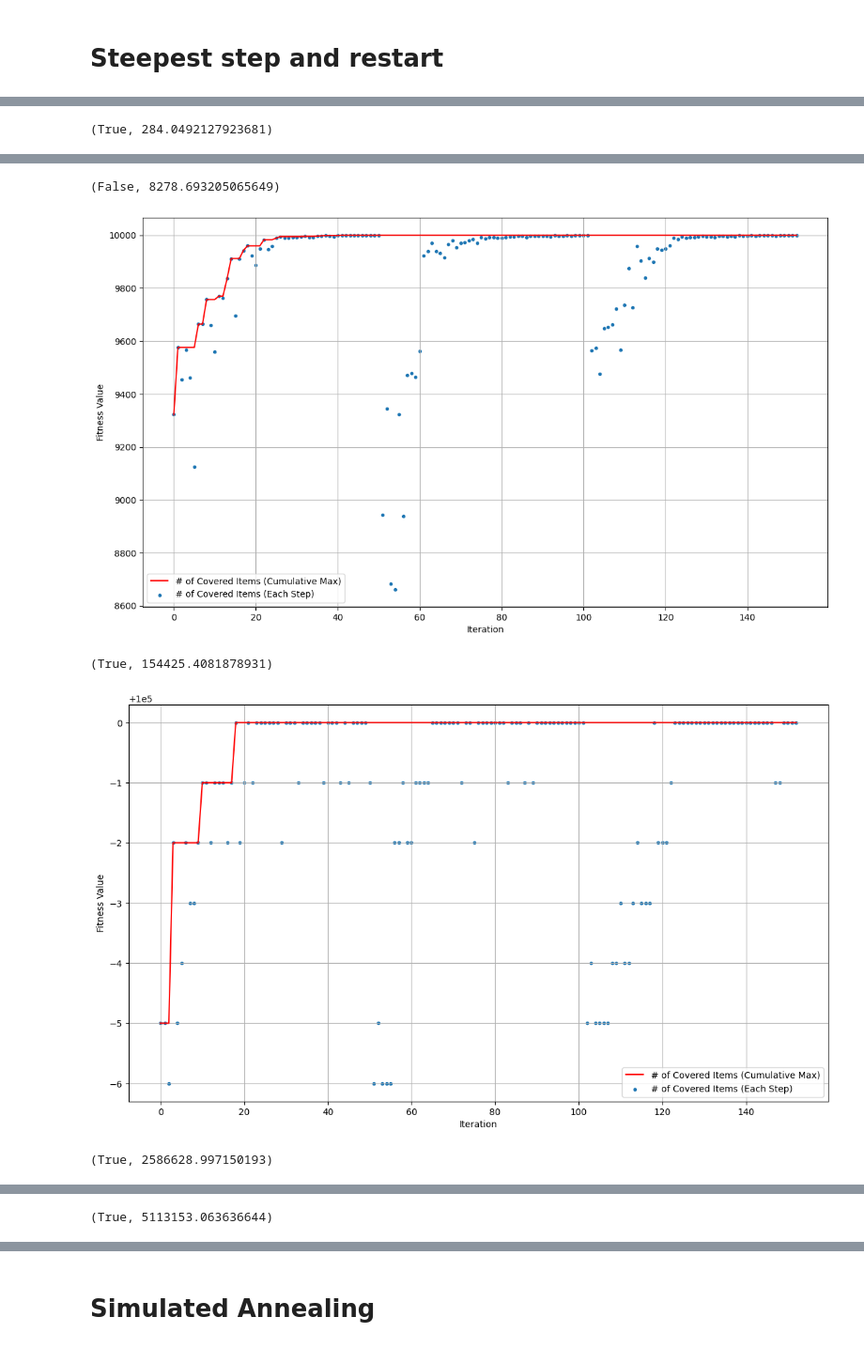
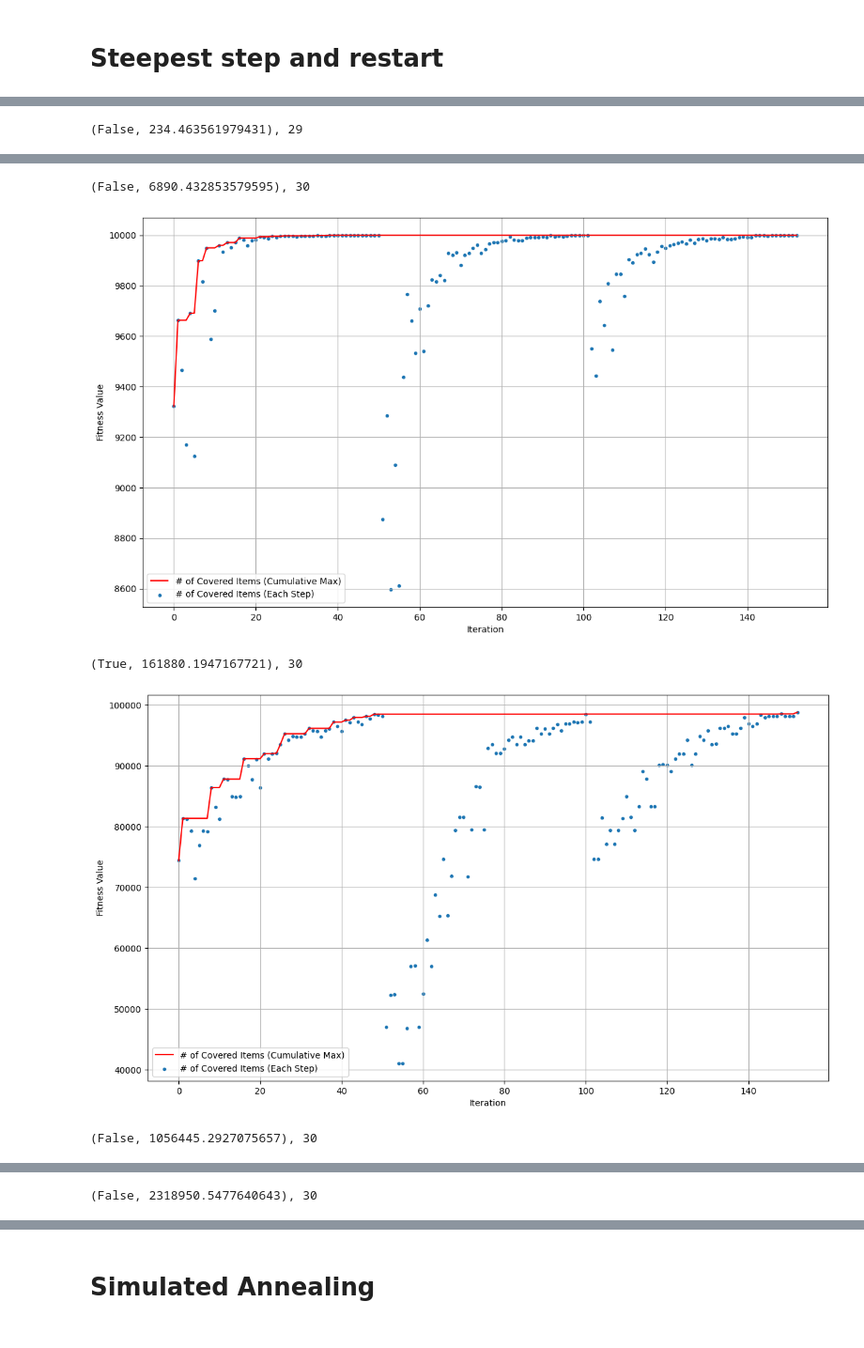
Before and after one commit to Gabriele-Raffaele/CI2024_lab1, a Jupyter notebook: lab1.ipynb, the cells around one changed output, grey strips where cells are left out. Shown at 94% size. Saved outputs shown, nothing was run; the diff lists cells and outputs as text; code cells hidden in the pictures.

```diff
--- a/lab1.ipynb
+++ b/lab1.ipynb
@@ -127,6 +129,6 @@ def hill_climb(tweak, sp, f, plot):
 # %%
 for universe_size, num_sets, density in zip(var_UNIVERSE_SIZE, var_NUM_SETS, var_DENSITY):
     generate_sets_and_cots(universe_size, num_sets, density)
-    solution = hill_climb(tweak1, starting_point, fitness, plotter)
-    print(f"({valid(solution)}, {cost(solution)})")
+    solution, step = hill_climb(tweak1, starting_point, fitness, plotter, 1)
+    print(f"({valid(solution)}, {cost(solution)}), {step}")
 # %% [output]
@@ -155,6 +157,6 @@ def tweak2(solution):
 # %%
 for universe_size, num_sets, density in zip(var_UNIVERSE_SIZE, var_NUM_SETS, var_DENSITY):
     generate_sets_and_cots(universe_size, num_sets, density)
-    solution = hill_climb(tweak2, starting_point, fitness, plotter)
-    print(f"({valid(solution)}, {cost(solution)})")
+    solution, max_index = hill_climb(tweak2, starting_point, fitness, plotter, 1)
+    print(f"({valid(solution)}, {cost(solution)}), {max_index}")
 # %% [output]
@@ -197,8 +199,8 @@ def tweak2_improved(solution):
 
     return new_solution
 # %%
-for universe_size, num_sets, density in zip(var_UNIVERSE_SIZE, var_NUM_SETS, var_DENSITY):
+for universe_size, num_sets, density, p in zip(var_UNIVERSE_SIZE, var_NUM_SETS, var_DENSITY, var_p):
     generate_sets_and_cots(universe_size, num_sets, density)
-    solution = hill_climb(tweak2_improved, starting_point_2, fitness_improved, plotter2)
-    print(f"({valid(solution)}, {cost(solution)})")
+    solution, max_index = hill_climb(tweak2_improved, starting_point, fitness_improved, plotter2, p)
+    print(f"({valid(solution)}, {cost(solution)}), {max_index}")
 # %% [output]
@@ -220,15 +222,17 @@ for universe_size, num_sets, density in zip(var_UNIVERSE_SIZE, var_NUM_SETS, var
 NUM_RESTARTS = 3
 STEEPEST_STEP_CANDIDATES = 5
 TRUE_MAX_STEPS = MAX_STEPS // STEEPEST_STEP_CANDIDATES
-def steepest_step():
+def steepest_step(p):
     history = list()
+    index = 0
+    max_index = 0
     for i in tqdm(range(NUM_RESTARTS), position=0):
-        solution = starting_point_2()
+        solution = starting_point(p)
         history.append(fitness_improved(solution))
         for _ in tqdm (range(TRUE_MAX_STEPS//NUM_RESTARTS), position=1, desc=f'step {i+1}'):
             candidates = [tweak2_improved(solution) for _ in range(STEEPEST_STEP_CANDIDATES)]
             candidates_fitness = list()
-
+            index += 1
             for candidate in candidates:
                 candidates_fitness.append(fitness_improved(candidate))
                 history.append(fitness_improved(candidate))
@@ -237,12 +241,13 @@ def steepest_step():
             new_fitness = candidates_fitness[idx]
             if new_fitness > fitness_improved(solution):
                 solution = new_solution
+                max_index = index
 
     plotter2(history)
-    return solution
+    return solution, max_index
 # %%
-for universe_size, num_sets, density in zip(var_UNIVERSE_SIZE, var_NUM_SETS, var_DENSITY):
+for universe_size, num_sets, density, p in zip(var_UNIVERSE_SIZE, var_NUM_SETS, var_DENSITY, var_p):
     generate_sets_and_cots(universe_size, num_sets, density)
-    solution = steepest_step()
-    print(f"({valid(solution)}, {cost(solution)})")
+    solution, max_index = steepest_step(p)
+    print(f"({valid(solution)}, {cost(solution)}), {max_index}")
 # %% [output]
@@ -250 +255 @@ for universe_size, num_sets, density in zip(var_UNIVERSE_SIZE, var_NUM_SETS, var
-(True, 284.0492127923681)
+(False, 234.463561979431), 29
@@ -252,5 +257,5 @@ for universe_size, num_sets, density in zip(var_UNIVERSE_SIZE, var_NUM_SETS, var
-(False, 8278.693205065649)
+(False, 6890.432853579595), 30
-[figure, old version]
+[figure, new version]
-(True, 154425.4081878931)
+(True, 161880.1947167721), 30
-[figure, old version]
+[figure, new version]
-(True, 2586628.997150193)
+(False, 1056445.2927075657), 30
@@ -258 +263 @@ for universe_size, num_sets, density in zip(var_UNIVERSE_SIZE, var_NUM_SETS, var
-(True, 5113153.063636644)
+(False, 2318950.5477640643), 30
```
Also changed, not shown: parts of 12 cells of this notebook.
